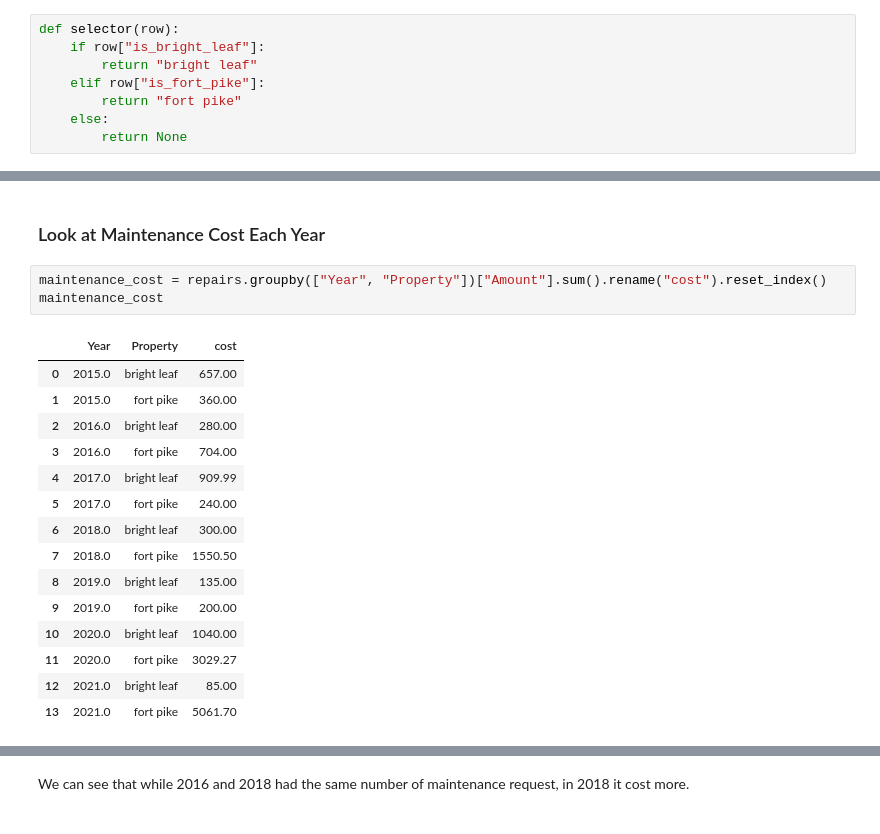
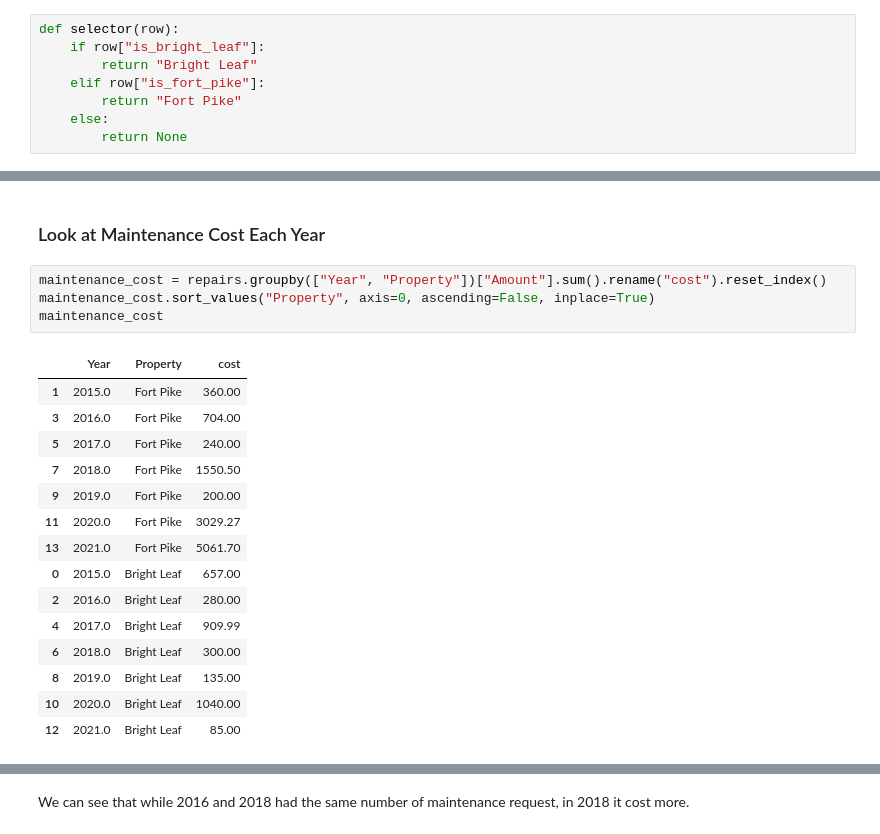
Before and after one commit to TysonTran/LV_Real_Estate, a Jupyter notebook: LV Real Estate Analysis.ipynb, the cells around one changed output, grey strips where cells are left out. Saved outputs shown, nothing was run; the diff lists cells and outputs as text.

```diff
--- a/LV Real Estate Analysis.ipynb
+++ b/LV Real Estate Analysis.ipynb
@@ -61,9 +61,9 @@ df["is_fort_pike"] = df["Memo"].str.lower().str.contains("fort|pike")
 # %%
 def selector(row):
     if row["is_bright_leaf"]:
-        return "bright leaf"
+        return "Bright Leaf"
     elif row["is_fort_pike"]:
-        return "fort pike"
+        return "Fort Pike"
     else:
         return None
 # %%
@@ -169,22 +169,23 @@ write_file("./visuals/number of maintenance request.html", fig.to_html())
 ### Look at Maintenance Cost Each Year
 # %%
 maintenance_cost = repairs.groupby(["Year", "Property"])["Amount"].sum().rename("cost").reset_index()
+maintenance_cost.sort_values("Property", axis=0, ascending=False, inplace=True)
 maintenance_cost
 # %% [output]
 |  | Year | Property | cost |
-| 0 | 2015.0 | bright leaf | 657.00 |
-| 1 | 2015.0 | fort pike | 360.00 |
-| 2 | 2016.0 | bright leaf | 280.00 |
-| 3 | 2016.0 | fort pike | 704.00 |
-| 4 | 2017.0 | bright leaf | 909.99 |
-| 5 | 2017.0 | fort pike | 240.00 |
-| 6 | 2018.0 | bright leaf | 300.00 |
-| 7 | 2018.0 | fort pike | 1550.50 |
-| 8 | 2019.0 | bright leaf | 135.00 |
-| 9 | 2019.0 | fort pike | 200.00 |
-| 10 | 2020.0 | bright leaf | 1040.00 |
-| 11 | 2020.0 | fort pike | 3029.27 |
-| 12 | 2021.0 | bright leaf | 85.00 |
-| 13 | 2021.0 | fort pike | 5061.70 |
+| 1 | 2015.0 | Fort Pike | 360.00 |
+| 3 | 2016.0 | Fort Pike | 704.00 |
+| 5 | 2017.0 | Fort Pike | 240.00 |
+| 7 | 2018.0 | Fort Pike | 1550.50 |
+| 9 | 2019.0 | Fort Pike | 200.00 |
+| 11 | 2020.0 | Fort Pike | 3029.27 |
+| 13 | 2021.0 | Fort Pike | 5061.70 |
+| 0 | 2015.0 | Bright Leaf | 657.00 |
+| 2 | 2016.0 | Bright Leaf | 280.00 |
+| 4 | 2017.0 | Bright Leaf | 909.99 |
+| 6 | 2018.0 | Bright Leaf | 300.00 |
+| 8 | 2019.0 | Bright Leaf | 135.00 |
+| 10 | 2020.0 | Bright Leaf | 1040.00 |
+| 12 | 2021.0 | Bright Leaf | 85.00 |
 # %%
 fig = px.line(maintenance_cost, x="Year", y="cost", color="Property", title="Cost of Maintenance by Year", color_discrete_map={
```
Also changed, not shown: parts of 8 cells of this notebook, 7 other files.
